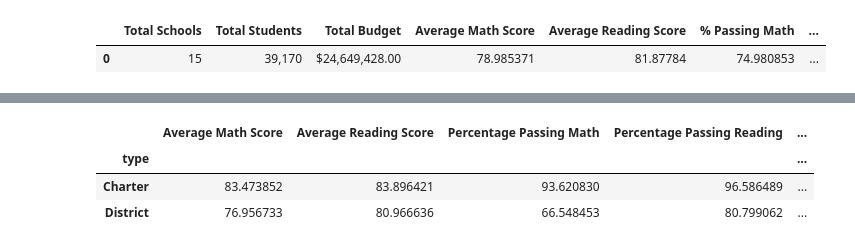
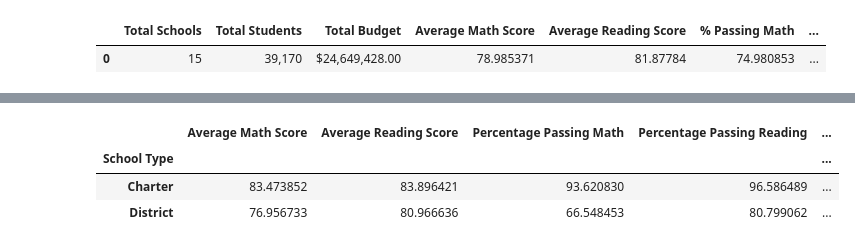
Before and after one commit to PatttyCakess/pandas-challenge, a Jupyter notebook: PyCitySchools/pandas_challenge.ipynb, the cells around one changed output, grey strips where cells are left out. Cells and saved outputs as stored; diff of their text form; code cells hidden in the pictures.

```diff
--- a/PyCitySchools/pandas_challenge.ipynb
+++ b/PyCitySchools/pandas_challenge.ipynb
@@ -21,5 +21,7 @@ school_data_complete.head()
 | 2 | 2 | Kevin Rodriguez | M | 12th | Huang High School | 90 | 60 | 0 | ... |
 | 3 | 3 | Dr. Richard Scott | M | 12th | Huang High School | 67 | 58 | 0 | ... |
 | 4 | 4 | Bonnie Ray | F | 9th | Huang High School | 97 | 84 | 0 | ... |
+# %%
+school_data_complete = school_data_complete.rename(columns={"school_name":"School", "type":"School Type"})
 # %%
 # check length of list of unique school names to get # of schools
@@ -81,7 +83,7 @@ dist_summary
 # %%
 # group school data to get AGGREGATED values from the merged dataframe
 # remember that grouped_school is NOT a dataframe now but a groupby OBJECT
-grouped_school = school_data_complete.groupby(['school_name','type'])
+grouped_school = school_data_complete.groupby(['School','School Type'])
 # %%
 # get list of students passing math, reading, and both
 passing_math = school_data_complete.loc[school_data_complete["math_score"]>=70,:]
@@ -89,9 +91,9 @@ passing_reading = school_data_complete.loc[school_data_complete["reading_score"]
 passing_both = school_data_complete.loc[(school_data_complete["math_score"]>=70)&(school_data_complete["reading_score"]>=70),:]
 # %%
 # group all of the above
-group_math = passing_math.groupby("school_name").count()["student_name"]
-group_reading = passing_reading.groupby("school_name").count()["student_name"]
-group_both = passing_both.groupby("school_name").count()["student_name"]
+group_math = passing_math.groupby("School").count()["student_name"]
+group_reading = passing_reading.groupby("School").count()["student_name"]
+group_both = passing_both.groupby("School").count()["student_name"]
 # %%
 # calculate the desired fields using aggregate methods on the groupby object
 school_students = grouped_school['student_name'].count()
@@ -263,11 +278,12 @@ grouped_size.mean()[["Average Math Score","Average Reading Score","Percentage Pa
 | Medium (1000-2000) | 83.374684 | 83.864438 | 93.599695 | 96.790680 | ... |
 | Large (2000-5000) | 77.746417 | 81.344493 | 69.963361 | 82.766634 | ... |
 # %%
-grouped_type = school_summary.groupby("type")
+# group the schools by which school type they fall in and calc the mean for the selected cols
+grouped_type = school_summary.groupby("School Type")
 grouped_type.mean()[["Average Math Score","Average Reading Score","Percentage Passing Math","Percentage Passing Reading",
                     "Percentage Passing Overall"]]
 # %% [output]
 |  | Average Math Score | Average Reading Score | Percentage Passing Math | Percentage Passing Reading | ... |
-| type |  |  |  |  | ... |
+| School Type |  |  |  |  | ... |
 | Charter | 83.473852 | 83.896421 | 93.620830 | 96.586489 | ... |
 | District | 76.956733 | 80.966636 | 66.548453 | 80.799062 | ... |
```
Also changed, not shown: parts of 17 cells of this notebook.
